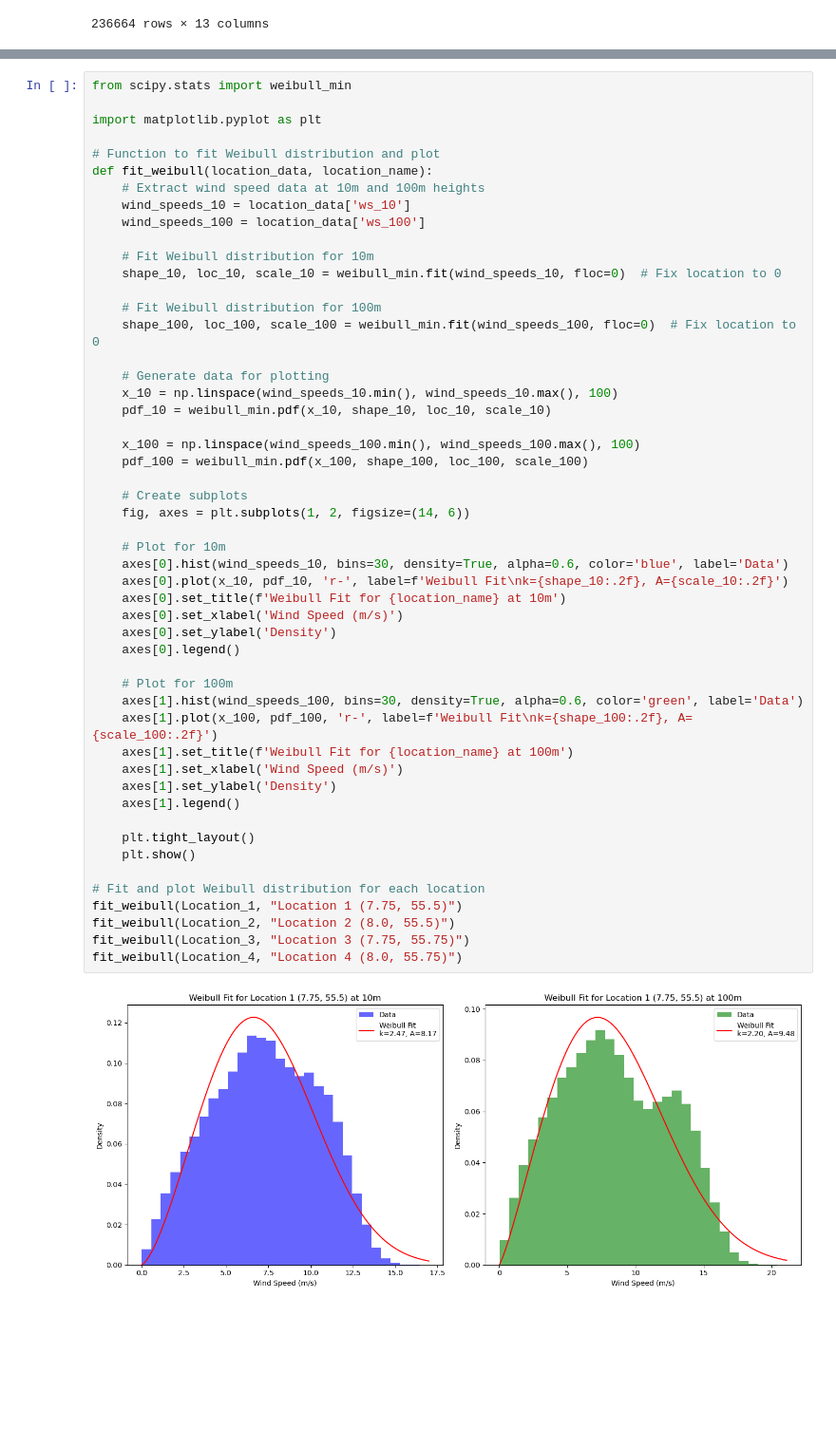
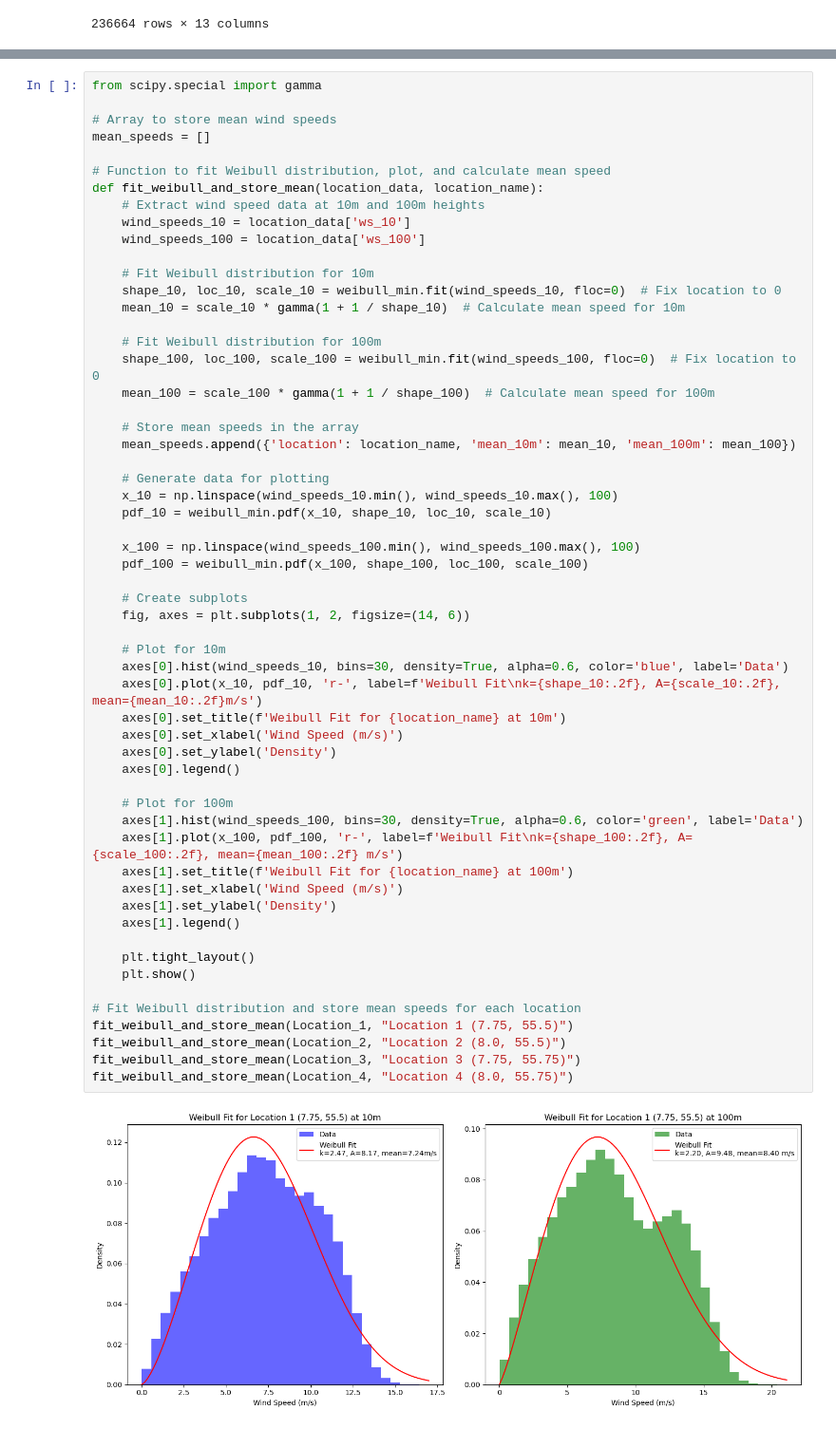
Before and after one commit to DTUWindEducation/final-project-bladepyrunner, a Jupyter notebook: main_code.ipynb, the cells around one changed output, grey strips where cells are left out. Shown at 95% size. Drawn from its saved outputs; the diff is of its cells as text; blank space fills up the shorter version.

```diff
--- a/main_code.ipynb
+++ b/main_code.ipynb
@@ -122,55 +122,61 @@ plt.show()
 # %% [output]
 [figure]
 # %%
-from scipy.stats import weibull_min
+from scipy.special import gamma
 
-import matplotlib.pyplot as plt
+# Array to store mean wind speeds
+mean_speeds = []
 
-# Function to fit Weibull distribution and plot
-def fit_weibull(location_data, location_name):
+# Function to fit Weibull distribution, plot, and calculate mean speed
+def fit_weibull_and_store_mean(location_data, location_name):
     # Extract wind speed data at 10m and 100m heights
     wind_speeds_10 = location_data['ws_10']
     wind_speeds_100 = location_data['ws_100']
 
     # Fit Weibull distribution for 10m
     shape_10, loc_10, scale_10 = weibull_min.fit(wind_speeds_10, floc=0)  # Fix location to 0
+    mean_10 = scale_10 * gamma(1 + 1 / shape_10)  # Calculate mean speed for 10m
 
     # Fit Weibull distribution for 100m
     shape_100, loc_100, scale_100 = weibull_min.fit(wind_speeds_100, floc=0)  # Fix location to 0
+    mean_100 = scale_100 * gamma(1 + 1 / shape_100)  # Calculate mean speed for 100m
+
+    # Store mean speeds in the array
+    mean_speeds.append({'location': location_name, 'mean_10m': mean_10, 'mean_100m': mean_100})
 
     # Generate data for plotting
     x_10 = np.linspace(wind_speeds_10.min(), wind_speeds_10.max(), 100)
     pdf_10 = weibull_min.pdf(x_10, shape_10, loc_10, scale_10)
 
     x_100 = np.linspace(wind_speeds_100.min(), wind_speeds_100.max(), 100)
     pdf_100 = weibull_min.pdf(x_100, shape_100, loc_100, scale_100)
 
     # Create subplots
     fig, axes = plt.subplots(1, 2, figsize=(14, 6))
 
     # Plot for 10m
     axes[0].hist(wind_speeds_10, bins=30, density=True, alpha=0.6, color='blue', label='Data')
-    axes[0].plot(x_10, pdf_10, 'r-', label=f'Weibull Fit\nk={shape_10:.2f}, A={scale_10:.2f}')
+    axes[0].plot(x_10, pdf_10, 'r-', label=f'Weibull Fit\nk={shape_10:.2f}, A={scale_10:.2f}, mean={mean_10:.2f}m/s')
     axes[0].set_title(f'Weibull Fit for {location_name} at 10m')
     axes[0].set_xlabel('Wind Speed (m/s)')
     axes[0].set_ylabel('Density')
     axes[0].legend()
 
     # Plot for 100m
     axes[1].hist(wind_speeds_100, bins=30, density=True, alpha=0.6, color='green', label='Data')
-    axes[1].plot(x_100, pdf_100, 'r-', label=f'Weibull Fit\nk={shape_100:.2f}, A={scale_100:.2f}')
+    axes[1].plot(x_100, pdf_100, 'r-', label=f'Weibull Fit\nk={shape_100:.2f}, A={scale_100:.2f}, mean={mean_100:.2f} m/s')
     axes[1].set_title(f'Weibull Fit for {location_name} at 100m')
     axes[1].set_xlabel('Wind Speed (m/s)')
     axes[1].set_ylabel('Density')
     axes[1].legend()
 
     plt.tight_layout()
     plt.show()
 
-# Fit and plot Weibull distribution for each location
-fit_weibull(Location_1, "Location 1 (7.75, 55.5)")
-fit_weibull(Location_2, "Location 2 (8.0, 55.5)")
-fit_weibull(Location_3, "Location 3 (7.75, 55.75)")
-fit_weibull(Location_4, "Location 4 (8.0, 55.75)")
+# Fit Weibull distribution and store mean speeds for each location
+fit_weibull_and_store_mean(Location_1, "Location 1 (7.75, 55.5)")
+fit_weibull_and_store_mean(Location_2, "Location 2 (8.0, 55.5)")
+fit_weibull_and_store_mean(Location_3, "Location 3 (7.75, 55.75)")
+fit_weibull_and_store_mean(Location_4, "Location 4 (8.0, 55.75)")
 # %% [output]
-[figure, old version]
+[figure, new version]
```
Also changed, not shown: parts of 6 cells of this notebook.
